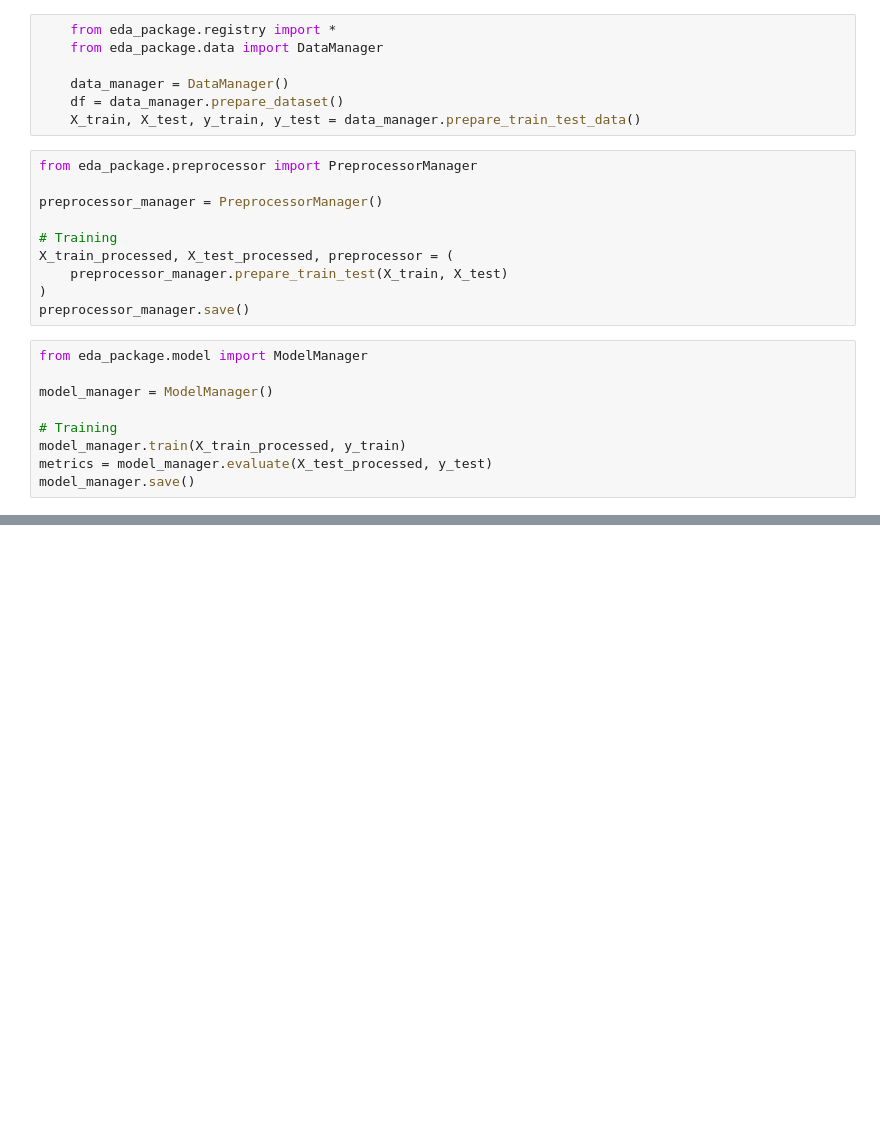
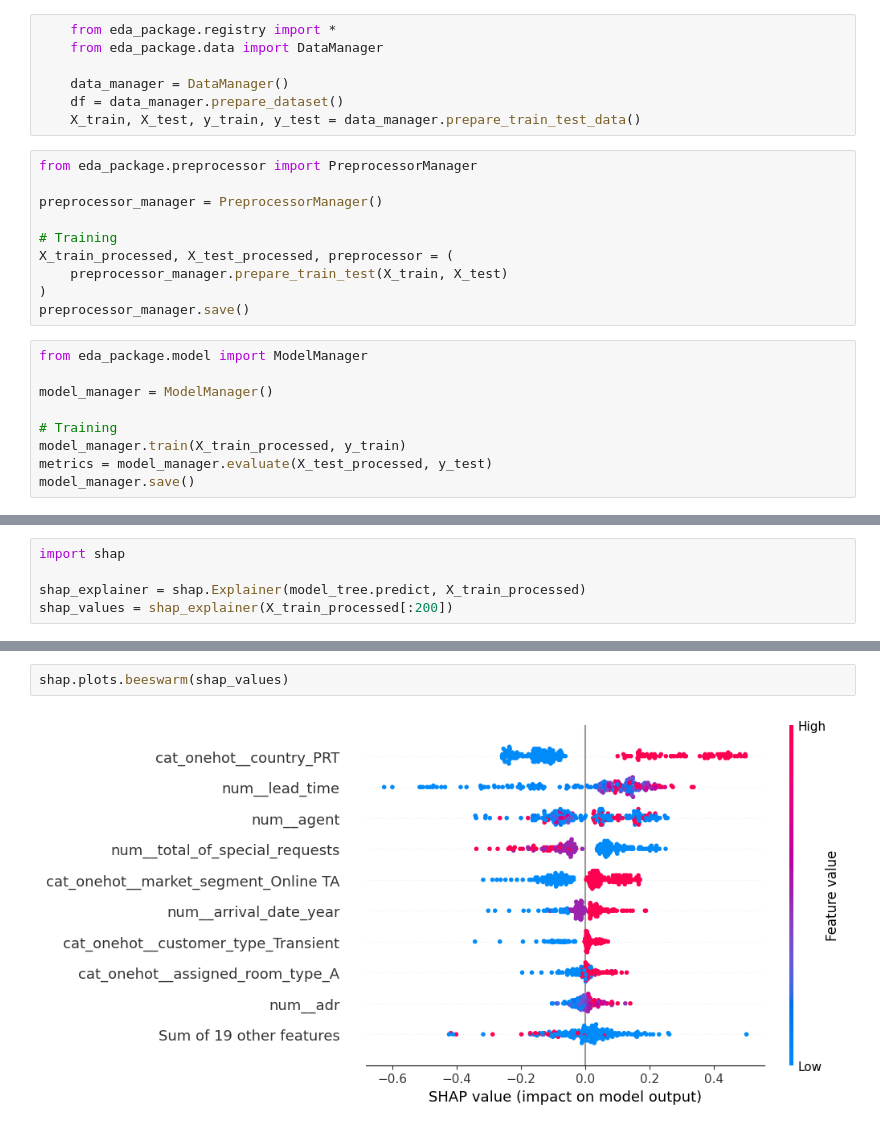
Before and after one commit to bezawitzyb/noshowshield, a Jupyter notebook: notebook/ab_api.ipynb, the cells around one changed output, grey strips where cells are left out. Drawn from its saved outputs; the diff is of its cells as text; blank space fills up the shorter version.

```diff
--- a/notebook/ab_api.ipynb
+++ b/notebook/ab_api.ipynb
@@ -221,0 +208,5 @@ ValueError: could not convert string to float: '[5.331213E-1]'
+# %%
+import shap
+
+shap_explainer = shap.Explainer(model_tree.predict, X_train_processed)
+shap_values = shap_explainer(X_train_processed[:200])
@@ -221,0 +264,4 @@ ValueError: could not convert string to float: '[5.331213E-1]'
+# %%
+shap.plots.beeswarm(shap_values)
+# %% [output]
+[figure, added]
```
Also changed, not shown: parts of 24 cells of this notebook.
